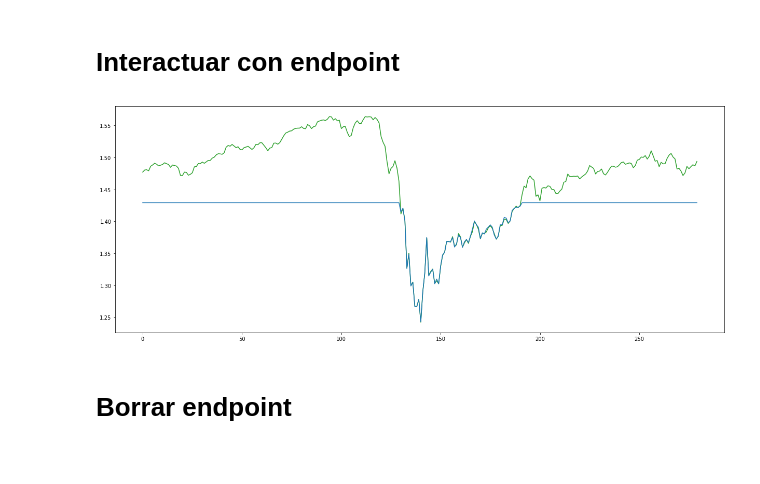
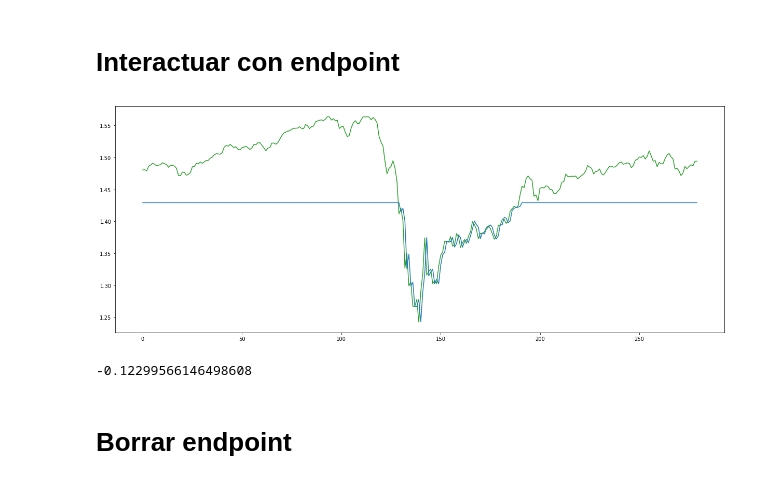
Before and after one commit to cokebdj/BME_ironia, a Jupyter notebook: 1_isotonic_regression/isotonic_regression.ipynb, the cells around one changed output. Cells and saved outputs as stored; diff of their text form; code cells hidden in the pictures.

```diff
--- a/1_isotonic_regression/isotonic_regression.ipynb
+++ b/1_isotonic_regression/isotonic_regression.ipynb
@@ -274,13 +274,17 @@ response = runtime.invoke_endpoint(
 pred = json.loads(response['Body'].read().decode())
 # %%
 fig, ax1 = plt.subplots()
-ax1.plot(val_x.values, color='tab:green')
+ax1.plot(val_y.values, color='tab:green')
 ax1.plot(pred, color='tab:blue')
 fig.tight_layout()
 fig.set_size_inches(18.5, 7, forward=True)
 plt.show()
 # %% [output]
-[figure, old version]
+[figure, new version]
+# %%
+r2_score(val_y.values, pred)
+# %% [output]
+-0.12299566146498608
 # %% [markdown]
 # Borrar endpoint
 # %%
```
Also changed, not shown: parts of 4 cells of this notebook.
